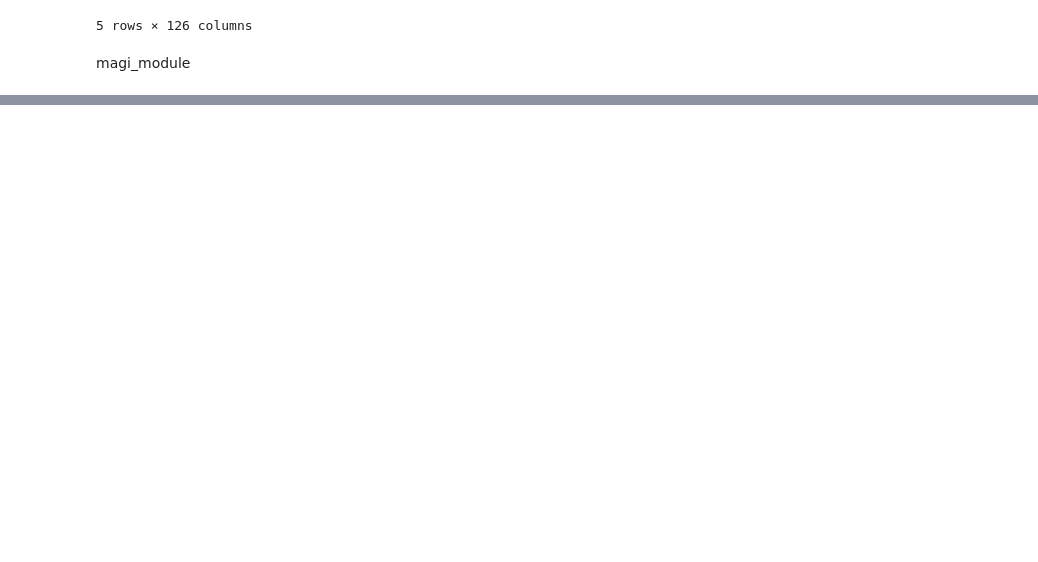
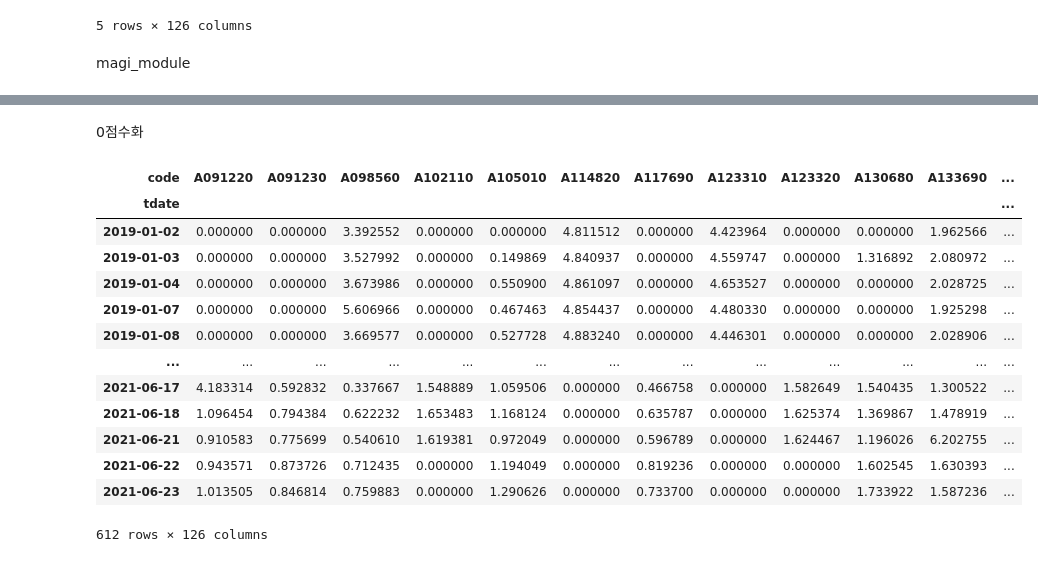
Before and after one commit to faridLim/Data-analysis, a Jupyter notebook: StrategyScore_ipynb의_사본.ipynb, the cells around one changed output, grey strips where cells are left out. Drawn from its saved outputs; the diff is of its cells as text; code cells hidden in the pictures; blank space fills up the shorter version.

```diff
--- a/StrategyScore_ipynb의_사본.ipynb
+++ b/StrategyScore_ipynb의_사본.ipynb
@@ -419,0 +444,2 @@ monthly_summary
+# %% [markdown]
+0점수화
@@ -419,0 +449,17 @@ monthly_summary
+# %%
+score.to_csv("")
+# %% [output]
+| code | A091220 | A091230 | A098560 | A102110 | A105010 | A114820 | A117690 | A123310 | A123320 | A130680 | A133690 | ... |
+| tdate |  |  |  |  |  |  |  |  |  |  |  | ... |
+| 2019-01-02 | 0.000000 | 0.000000 | 3.392552 | 0.000000 | 0.000000 | 4.811512 | 0.000000 | 4.423964 | 0.000000 | 0.000000 | 1.962566 | ... |
+| 2019-01-03 | 0.000000 | 0.000000 | 3.527992 | 0.000000 | 0.149869 | 4.840937 | 0.000000 | 4.559747 | 0.000000 | 1.316892 | 2.080972 | ... |
+| 2019-01-04 | 0.000000 | 0.000000 | 3.673986 | 0.000000 | 0.550900 | 4.861097 | 0.000000 | 4.653527 | 0.000000 | 0.000000 | 2.028725 | ... |
+| 2019-01-07 | 0.000000 | 0.000000 | 5.606966 | 0.000000 | 0.467463 | 4.854437 | 0.000000 | 4.480330 | 0.000000 | 0.000000 | 1.925298 | ... |
+| 2019-01-08 | 0.000000 | 0.000000 | 3.669577 | 0.000000 | 0.527728 | 4.883240 | 0.000000 | 4.446301 | 0.000000 | 0.000000 | 2.028906 | ... |
+| ... | ... | ... | ... | ... | ... | ... | ... | ... | ... | ... | ... | ... |
+| 2021-06-17 | 4.183314 | 0.592832 | 0.337667 | 1.548889 | 1.059506 | 0.000000 | 0.466758 | 0.000000 | 1.582649 | 1.540435 | 1.300522 | ... |
+| 2021-06-18 | 1.096454 | 0.794384 | 0.622232 | 1.653483 | 1.168124 | 0.000000 | 0.635787 | 0.000000 | 1.625374 | 1.369867 | 1.478919 | ... |
+| 2021-06-21 | 0.910583 | 0.775699 | 0.540610 | 1.619381 | 0.972049 | 0.000000 | 0.596789 | 0.000000 | 1.624467 | 1.196026 | 6.202755 | ... |
+| 2021-06-22 | 0.943571 | 0.873726 | 0.712435 | 0.000000 | 1.194049 | 0.000000 | 0.819236 | 0.000000 | 0.000000 | 1.602545 | 1.630393 | ... |
+| 2021-06-23 | 1.013505 | 0.846814 | 0.759883 | 0.000000 | 1.290626 | 0.000000 | 0.733700 | 0.000000 | 0.000000 | 1.733922 | 1.587236 | ... |
+612 rows × 126 columns
```
Also changed, not shown: parts of 14 cells of this notebook.
